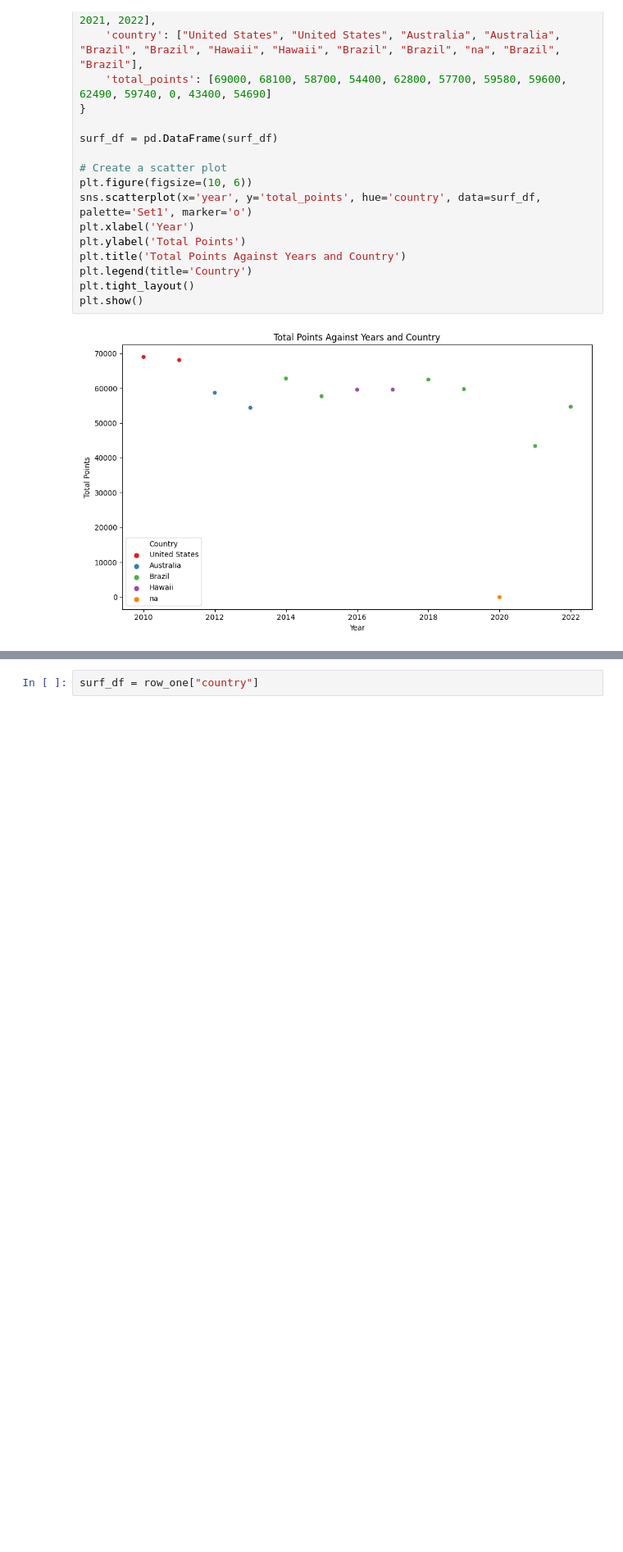
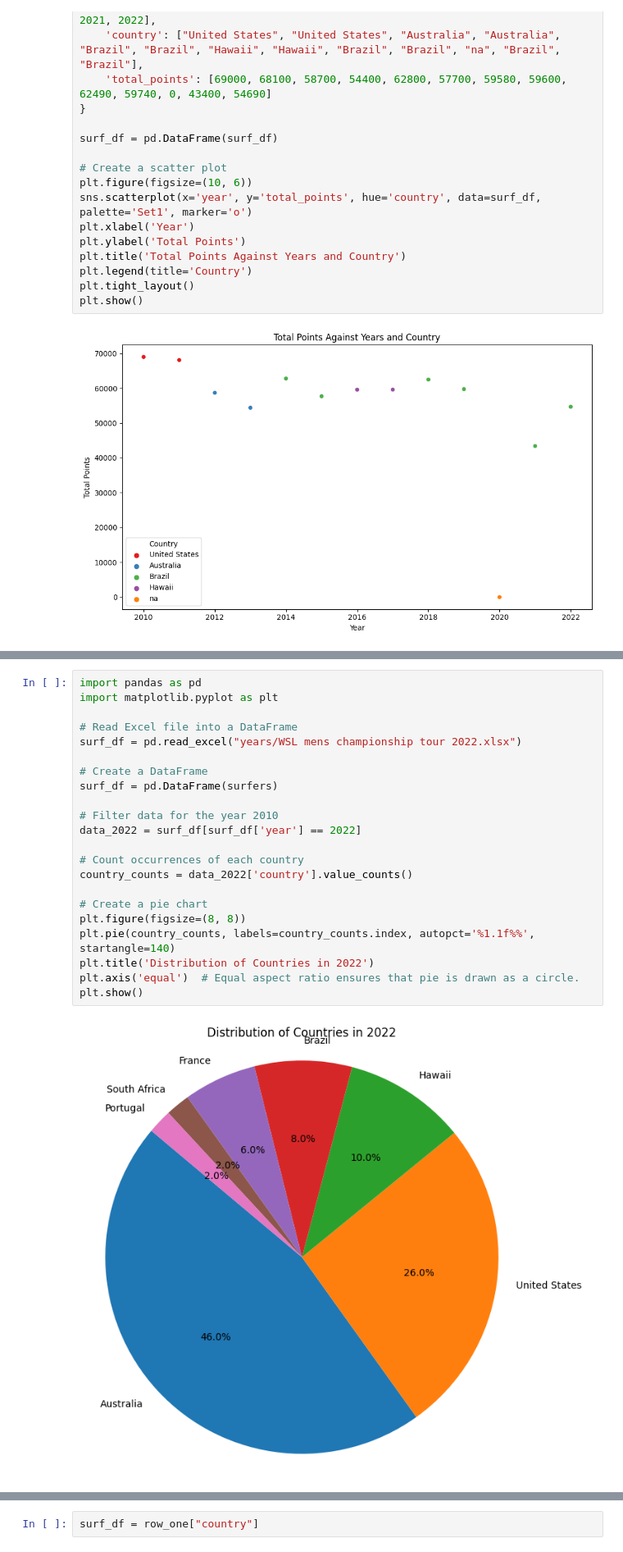
Before and after one commit to lucilleharrison/Data-Project, a Jupyter notebook: basic_pandas.ipynb, the cells around one changed output, grey strips where cells are left out. Shown at 82% size. Cells and saved outputs as stored; diff of their text form; blank space fills up the shorter version.

```diff
--- a/basic_pandas.ipynb
+++ b/basic_pandas.ipynb
@@ -290,0 +368,24 @@ plt.show()
+# %%
+import pandas as pd
+import matplotlib.pyplot as plt
+
+# Read Excel file into a DataFrame
+surf_df = pd.read_excel("years/WSL mens championship tour 2022.xlsx")
+
+# Create a DataFrame
+surf_df = pd.DataFrame(surfers)
+
+# Filter data for the year 2010
+data_2022 = surf_df[surf_df['year'] == 2022]
+
+# Count occurrences of each country
+country_counts = data_2022['country'].value_counts()
+
+# Create a pie chart
+plt.figure(figsize=(8, 8))
+plt.pie(country_counts, labels=country_counts.index, autopct='%1.1f%%', startangle=140)
+plt.title('Distribution of Countries in 2022')
+plt.axis('equal')  # Equal aspect ratio ensures that pie is drawn as a circle.
+plt.show()
+# %% [output]
+[figure, added]
```
Also changed, not shown: parts of 4 cells of this notebook.
